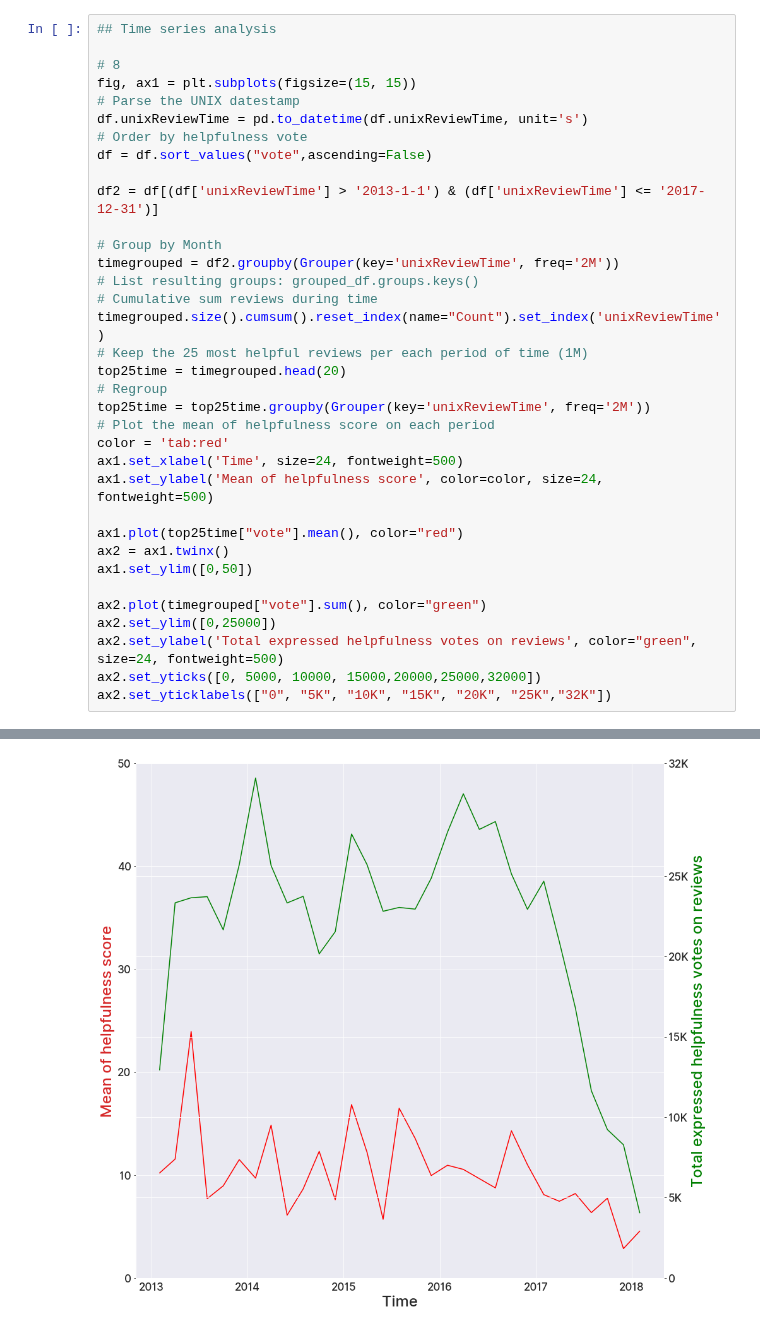
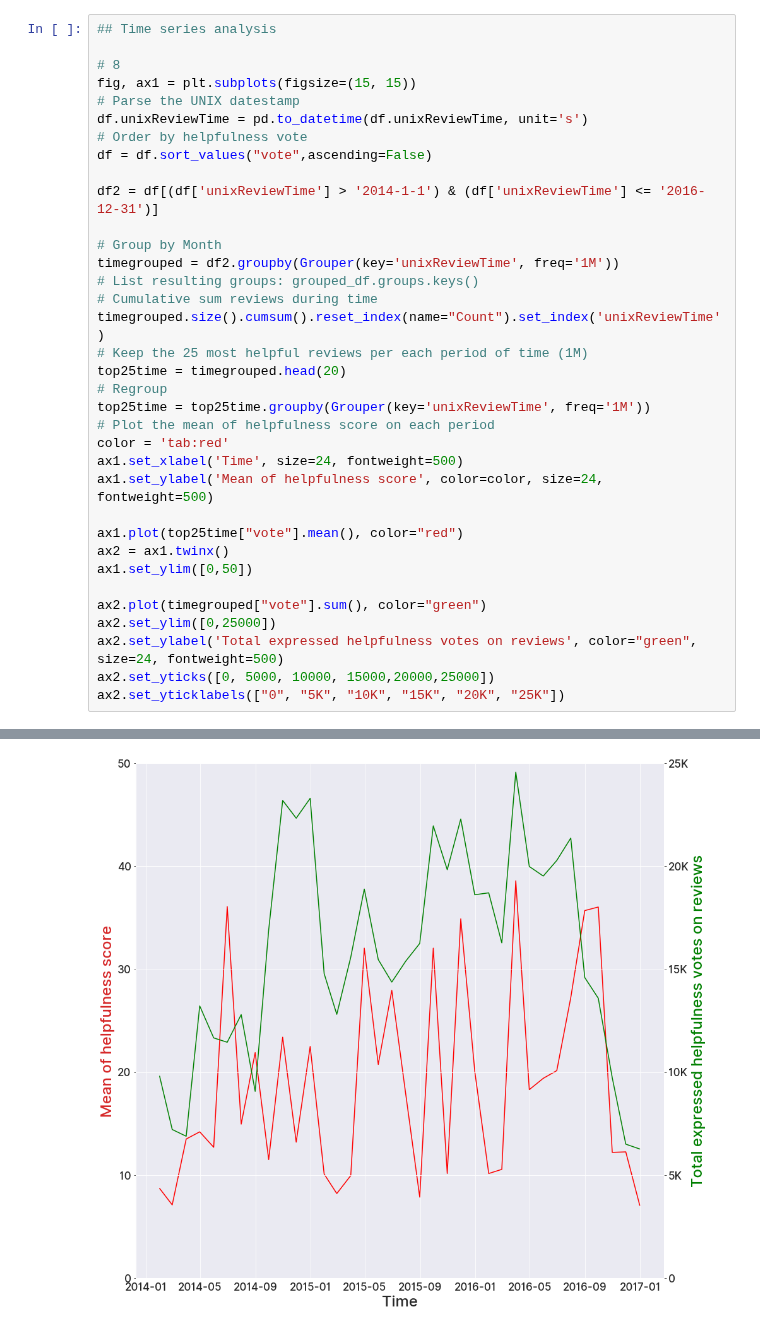
Before and after one commit to avivace/reviews-sentiment, a Jupyter notebook: scripts/exploration2.ipynb, the cells around one changed output, grey strips where cells are left out. Drawn from its saved outputs; the diff is of its cells as text.

Commit message:
Helpfulness score graph: set time range to 2014-2017

```diff
--- a/scripts/exploration2.ipynb
+++ b/scripts/exploration2.ipynb
@@ -49,17 +39,17 @@ df.unixReviewTime = pd.to_datetime(df.unixReviewTime, unit='s')
 # Order by helpfulness vote
 df = df.sort_values("vote",ascending=False)
 
-df2 = df[(df['unixReviewTime'] > '2013-1-1') & (df['unixReviewTime'] <= '2017-12-31')]
+df2 = df[(df['unixReviewTime'] > '2014-1-1') & (df['unixReviewTime'] <= '2016-12-31')]
 
 # Group by Month
-timegrouped = df2.groupby(Grouper(key='unixReviewTime', freq='2M'))
+timegrouped = df2.groupby(Grouper(key='unixReviewTime', freq='1M'))
 # List resulting groups: grouped_df.groups.keys()
 # Cumulative sum reviews during time
 timegrouped.size().cumsum().reset_index(name="Count").set_index('unixReviewTime')
 # Keep the 25 most helpful reviews per each period of time (1M)
 top25time = timegrouped.head(20)
 # Regroup
-top25time = top25time.groupby(Grouper(key='unixReviewTime', freq='2M'))
+top25time = top25time.groupby(Grouper(key='unixReviewTime', freq='1M'))
 # Plot the mean of helpfulness score on each period
 color = 'tab:red'
 ax1.set_xlabel('Time', size=24, fontweight=500)
@@ -72,8 +62,8 @@ ax1.set_ylim([0,50])
 ax2.plot(timegrouped["vote"].sum(), color="green")
 ax2.set_ylim([0,25000])
 ax2.set_ylabel('Total expressed helpfulness votes on reviews', color="green", size=24, fontweight=500)
-ax2.set_yticks([0, 5000, 10000, 15000,20000,25000,32000])
-ax2.set_yticklabels(["0", "5K", "10K", "15K", "20K", "25K","32K"])
+ax2.set_yticks([0, 5000, 10000, 15000,20000,25000])
+ax2.set_yticklabels(["0", "5K", "10K", "15K", "20K", "25K"])
 # %% [output]
 [Text(1, 0, '0'),
  Text(1, 0, '5K'),
@@ -85,4 +74,4 @@ ax2.set_yticklabels(["0", "5K", "10K", "15K", "20K", "25K","32K"])
-[figure, old version]
+[figure, new version]
 # %%
 fig, ax1 = plt.subplots(figsize=(15, 15))
 
```
Also changed, not shown: parts of 5 cells of this notebook.
